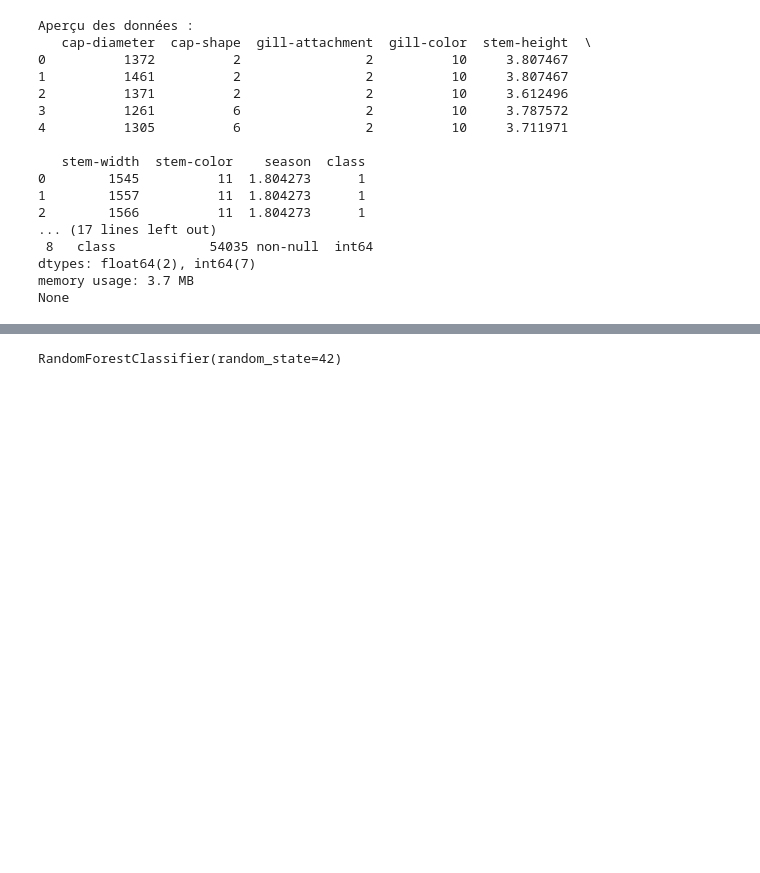
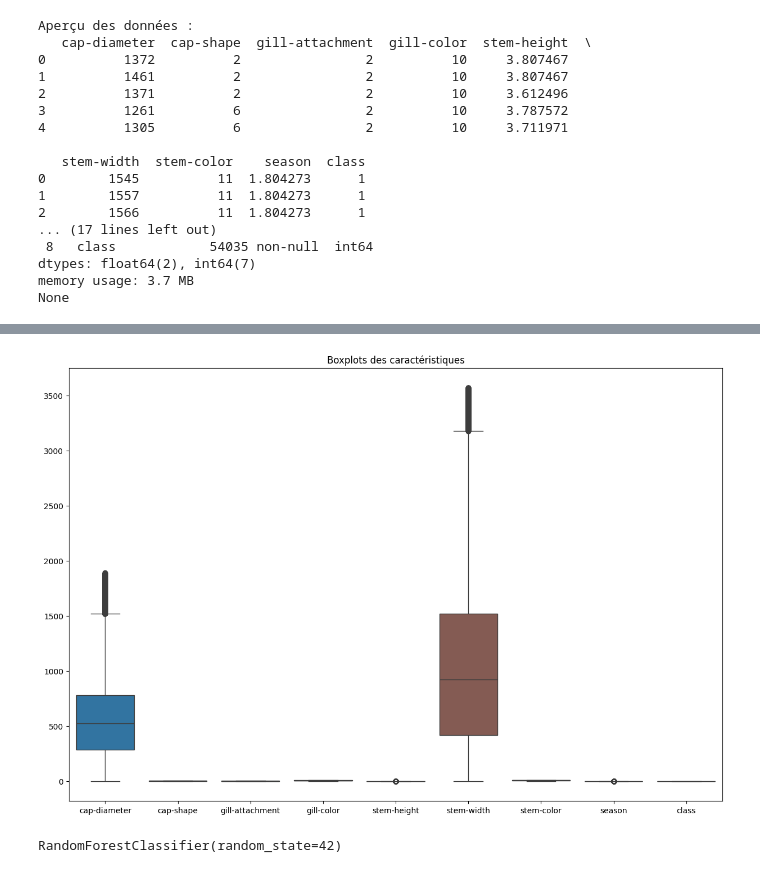
Before and after one commit to onissan19/ML-mush, a Jupyter notebook: mushroom.ipynb, the cells around one changed output, grey strips where cells are left out. Drawn from its saved outputs; the diff is of its cells as text; code cells hidden in the pictures; blank space fills up the shorter version.

```diff
--- a/mushroom.ipynb
+++ b/mushroom.ipynb
@@ -37,2 +78,10 @@ None
+# %%
+# Boxplots pour visualiser la distribution des valeurs
+plt.figure(figsize=(15, 10))
+sns.boxplot(data=data)
+plt.title("Boxplots des caractéristiques")
+plt.show()
+# %% [output]
+[figure, added]
 # %%
 # Séparer les caractéristiques (features) et la classe cible (target)
```
Also changed, not shown: parts of 5 cells of this notebook.
